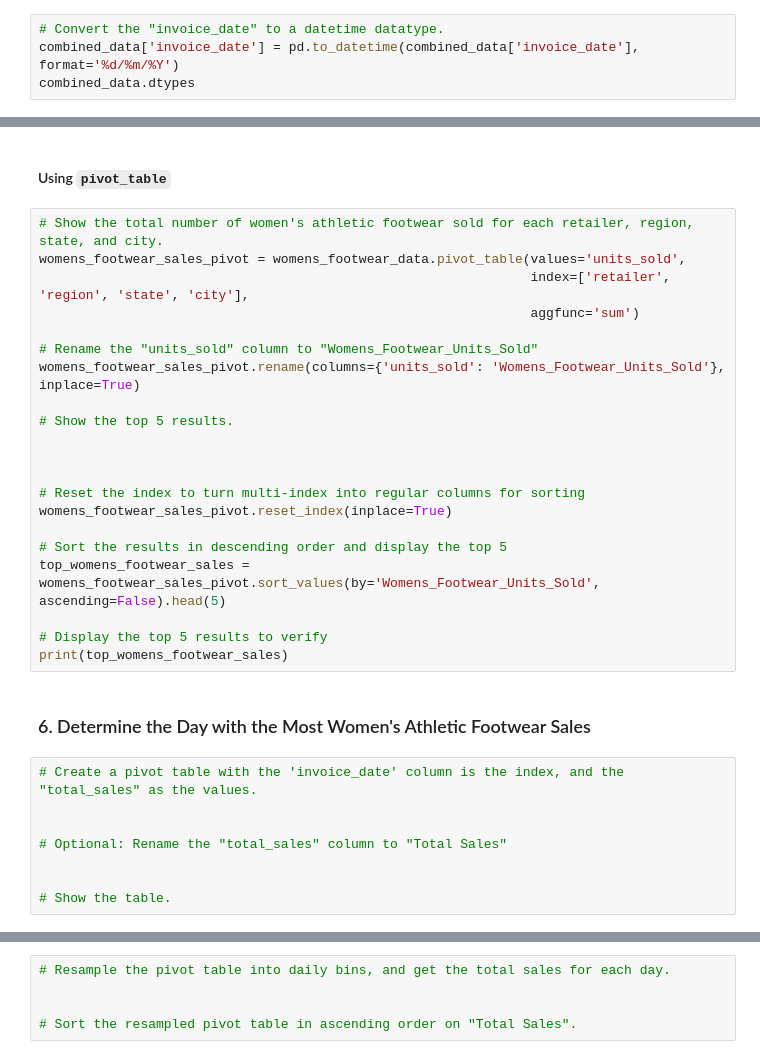
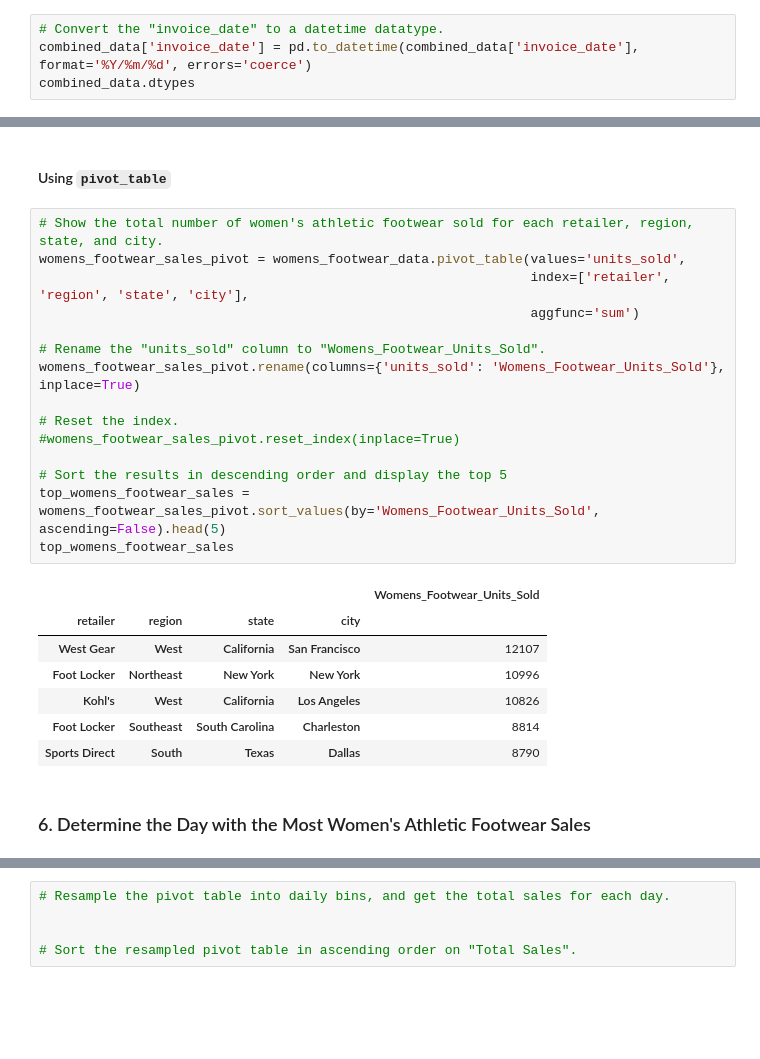
Before and after one commit to bychok/athletic_sales_analysis, a Jupyter notebook: athletic_sales_analysis_starter_code.ipynb, the cells around one changed output, grey strips where cells are left out. Drawn from its saved outputs; the diff is of its cells as text; blank space fills up the shorter version.

```diff
--- a/athletic_sales_analysis_starter_code.ipynb
+++ b/athletic_sales_analysis_starter_code.ipynb
@@ -124,7 +124,7 @@ sales_method         object
 dtype: object
 # %%
 # Convert the "invoice_date" to a datetime datatype.
-combined_data['invoice_date'] = pd.to_datetime(combined_data['invoice_date'], format='%d/%m/%Y')
+combined_data['invoice_date'] = pd.to_datetime(combined_data['invoice_date'], format='%Y/%m/%d', errors='coerce')
 combined_data.dtypes
 # %% [output]
 retailer                    object
@@ -313,31 +313,25 @@ top_womens_footwear_sales
 # %%
 # Show the total number of women's athletic footwear sold for each retailer, region, state, and city.
 womens_footwear_sales_pivot = womens_footwear_data.pivot_table(values='units_sold',
                                                                index=['retailer', 'region', 'state', 'city'],
                                                                aggfunc='sum')
 
-# Rename the "units_sold" column to "Womens_Footwear_Units_Sold"
+# Rename the "units_sold" column to "Womens_Footwear_Units_Sold".
 womens_footwear_sales_pivot.rename(columns={'units_sold': 'Womens_Footwear_Units_Sold'}, inplace=True)
 
-# Show the top 5 results.
-
-
-
-# Reset the index to turn multi-index into regular columns for sorting
-womens_footwear_sales_pivot.reset_index(inplace=True)
+# Reset the index.
+#womens_footwear_sales_pivot.reset_index(inplace=True)
 
 # Sort the results in descending order and display the top 5
 top_womens_footwear_sales = womens_footwear_sales_pivot.sort_values(by='Womens_Footwear_Units_Sold', ascending=False).head(5)
-
-# Display the top 5 results to verify
-print(top_womens_footwear_sales)
+top_womens_footwear_sales
+# %% [output]
+|  |  |  |  | Womens_Footwear_Units_Sold |
+| retailer | region | state | city |  |
+| West Gear | West | California | San Francisco | 12107 |
+| Foot Locker | Northeast | New York | New York | 10996 |
+| Kohl's | West | California | Los Angeles | 10826 |
+| Foot Locker | Southeast | South Carolina | Charleston | 8814 |
+| Sports Direct | South | Texas | Dallas | 8790 |
 # %% [markdown]
 ### 6. Determine the Day with the Most Women's Athletic Footwear Sales
-# %%
-# Create a pivot table with the 'invoice_date' column is the index, and the "total_sales" as the values.
-
-
-# Optional: Rename the "total_sales" column to "Total Sales"
-
-
-# Show the table.
```
Also changed, not shown: parts of 1 cell of this notebook.
